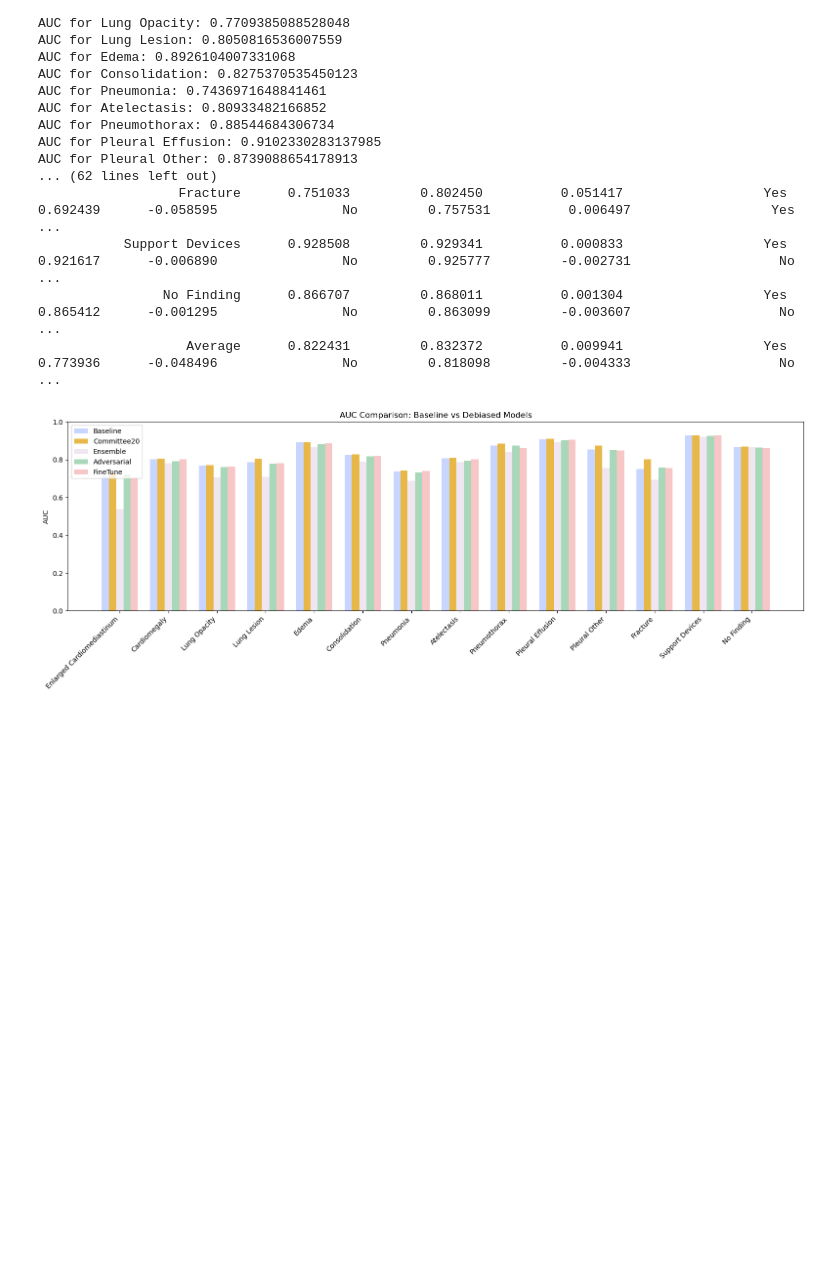
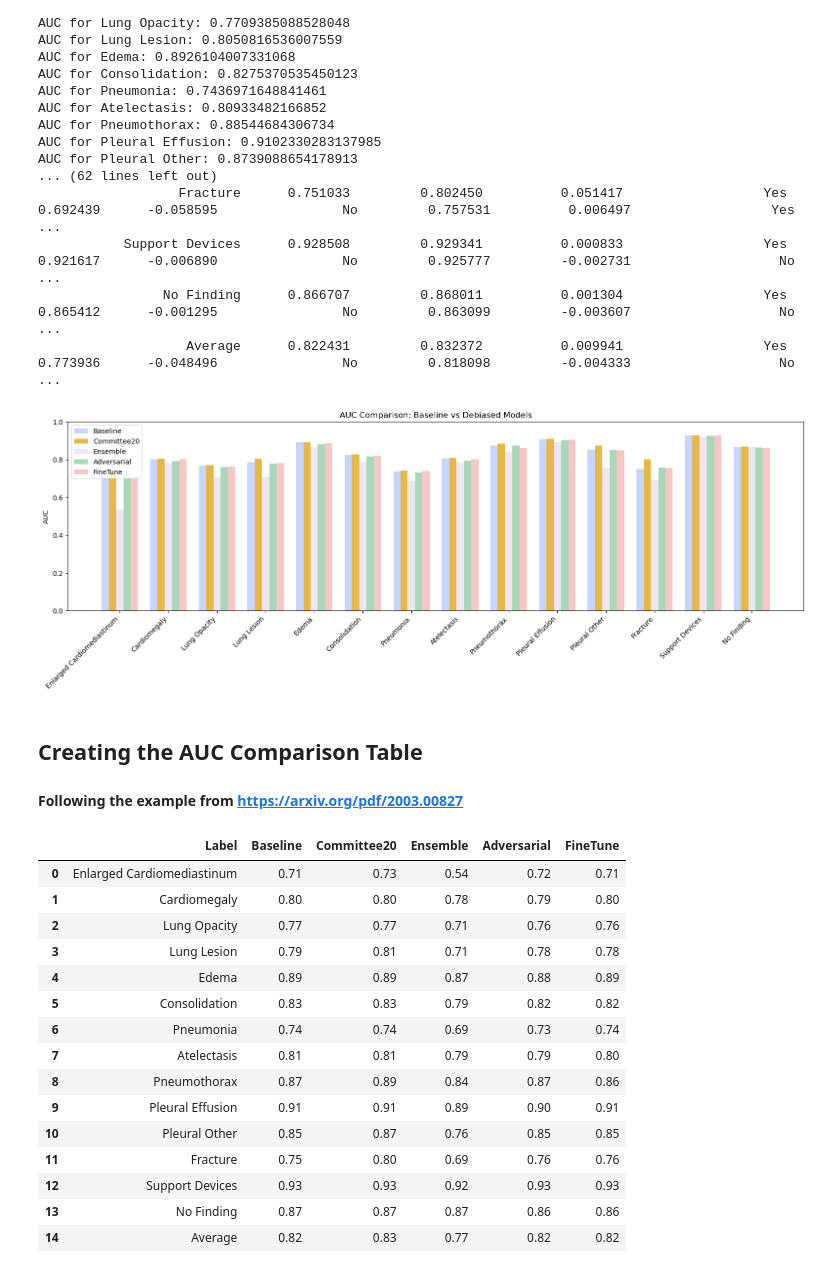
Before and after one commit to AhmedRadwan02/MIMIC_Fairness_Classification, a Jupyter notebook: KaggleNotebook/AUC_analysis.ipynb, the cells around one changed output. Drawn from its saved outputs; the diff is of its cells as text; code cells hidden in the pictures; blank space fills up the shorter version.

```diff
--- a/KaggleNotebook/AUC_analysis.ipynb
+++ b/KaggleNotebook/AUC_analysis.ipynb
@@ -190,21 +190,21 @@ def find_all_aucs_debiased_adv(df_debiased_adversarial):
     all_aucs_debiased = {}
     print(f"----Area Under Curve for All Labels in Debiased Predictions (adveserial)----")
     for label in labels:
-        y_true, y_prob = get_label_data(df_debiased_adversarial, label)
+        y_true, y_prob = get_label_data(df_debiased_adversarial, label)         # passing in baseline and label to get the y values
 
         try:
-            auc_debias = roc_auc_score(y_true, y_prob)
+            auc_debias = roc_auc_score(y_true, y_prob)              # calcualtion auc using the roc_auc_score
             print(f"AUC for {label}: {auc_debias}")
         except ValueError:
             print(f"Warning: Only one class in y_true {label}, cant calculate AUC")
             auc_debias = None
 
-        all_aucs_debiased[label] = auc_debias
+        all_aucs_debiased[label] = auc_debias           # all auc for debiased adveserial
 
     return all_aucs_debiased
 
-all_aucs_debiased = find_all_aucs_debiased_adv(df_debiased_adversarial)
-mean_auc = np.mean([value for value in all_aucs_debiased.values() if value is not None])
+all_aucs_adv = find_all_aucs_debiased_adv(df_debiased_adversarial)
+mean_auc = np.mean([value for value in all_aucs_adv.values() if value is not None])
 print(f"\nAverage AUC for all labels: {mean_auc}")
 # %% [output]
 ----Area Under Curve for All Labels in Debiased Predictions (adveserial)----
@@ -237,21 +237,21 @@ def find_all_aucs_debiased_fine(df_debiased_finetune):
     all_aucs_debiased = {}
     print(f"----Area Under Curve for All Labels in Debiased Predictions (finetune)----")
     for label in labels:
-        y_true, y_prob = get_label_data(df_debiased_finetune, label)
+        y_true, y_prob = get_label_data(df_debiased_finetune, label)            # passing in baseline and label to get the y values
 
         try:
-            auc_debias = roc_auc_score(y_true, y_prob)
+            auc_debias = roc_auc_score(y_true, y_prob)              # calcualtion auc using the roc_auc_score
             print(f"AUC for {label}: {auc_debias}")
         except ValueError:
             print(f"Warning: Only one class in y_true {label}, cant calculate AUC")
             auc_debias = None
 
-        all_aucs_debiased[label] = auc_debias
+        all_aucs_debiased[label] = auc_debias           # all auc for debiased finetune
 
     return all_aucs_debiased
 
-all_aucs_debiased = find_all_aucs_debiased_fine(df_debiased_finetune)
-mean_auc = np.mean([value for value in all_aucs_debiased.values() if value is not None])
+all_aucs_finetune = find_all_aucs_debiased_fine(df_debiased_finetune)
+mean_auc = np.mean([value for value in all_aucs_finetune.values() if value is not None])
 print(f"\nAverage AUC for all labels: {mean_auc}")
 # %% [output]
 ----Area Under Curve for All Labels in Debiased Predictions (finetune)----
@@ -387,3 +384,50 @@ AUC for Pleural Other: 0.8739088654178913
                 No Finding      0.866707         0.868011          0.001304                  Yes      0.865412      -0.001295                No         0.863099         -0.003607                   No  ...
                    Average      0.822431         0.832372          0.009941                  Yes      0.773936      -0.048496                No         0.818098         -0.004333                   No  ...
 [figure]
+# %% [markdown]
+## Creating the AUC Comparison Table
+#### Following the example from https://arxiv.org/pdf/2003.00827
+# %%
+def generate_auc_comparison_table(baseline_dict, debiased_dics, method_names):
+    labeled_diseases = [label for label in baseline_dict if baseline_dict[label] is not None]
+    table = {
+        "Label": labeled_diseases,
+        "Baseline": [baseline_dict[label] for label in labeled_diseases]
+    }
+
+    for name, deb_dict in zip(method_names, debiased_dics):
+        table[name] = [deb_dict[label] for label in labeled_diseases]
+
+    df = pd.DataFrame(table)
+
+    avg_row = {
+        "Label" : "Average",
+        "Baseline" : np.mean(df["Baseline"]),
+    }
+    for name in method_names:
+        avg_row[name] = np.mean(df[name])
+
+    df = pd.concat([df, pd.DataFrame([avg_row])], ignore_index = True)
+
+    return df.round(2)
+
+
+df_auc_table = generate_auc_comparison_table(all_aucs_baseline, [all_aucs_lwbc, all_aucs_ensemble, all_aucs_adv, all_aucs_finetune], ["Committee20", "Ensemble", "Adversarial", "FineTune"])
+display(df_auc_table)
+# %% [output]
+|  | Label | Baseline | Committee20 | Ensemble | Adversarial | FineTune |
+| 0 | Enlarged Cardiomediastinum | 0.71 | 0.73 | 0.54 | 0.72 | 0.71 |
+| 1 | Cardiomegaly | 0.80 | 0.80 | 0.78 | 0.79 | 0.80 |
+| 2 | Lung Opacity | 0.77 | 0.77 | 0.71 | 0.76 | 0.76 |
+| 3 | Lung Lesion | 0.79 | 0.81 | 0.71 | 0.78 | 0.78 |
+| 4 | Edema | 0.89 | 0.89 | 0.87 | 0.88 | 0.89 |
+| 5 | Consolidation | 0.83 | 0.83 | 0.79 | 0.82 | 0.82 |
+| 6 | Pneumonia | 0.74 | 0.74 | 0.69 | 0.73 | 0.74 |
+| 7 | Atelectasis | 0.81 | 0.81 | 0.79 | 0.79 | 0.80 |
+| 8 | Pneumothorax | 0.87 | 0.89 | 0.84 | 0.87 | 0.86 |
+| 9 | Pleural Effusion | 0.91 | 0.91 | 0.89 | 0.90 | 0.91 |
+| 10 | Pleural Other | 0.85 | 0.87 | 0.76 | 0.85 | 0.85 |
+| 11 | Fracture | 0.75 | 0.80 | 0.69 | 0.76 | 0.76 |
+| 12 | Support Devices | 0.93 | 0.93 | 0.92 | 0.93 | 0.93 |
+| 13 | No Finding | 0.87 | 0.87 | 0.87 | 0.86 | 0.86 |
+| 14 | Average | 0.82 | 0.83 | 0.77 | 0.82 | 0.82 |
```
Also changed, not shown: parts of 4 cells of this notebook.
